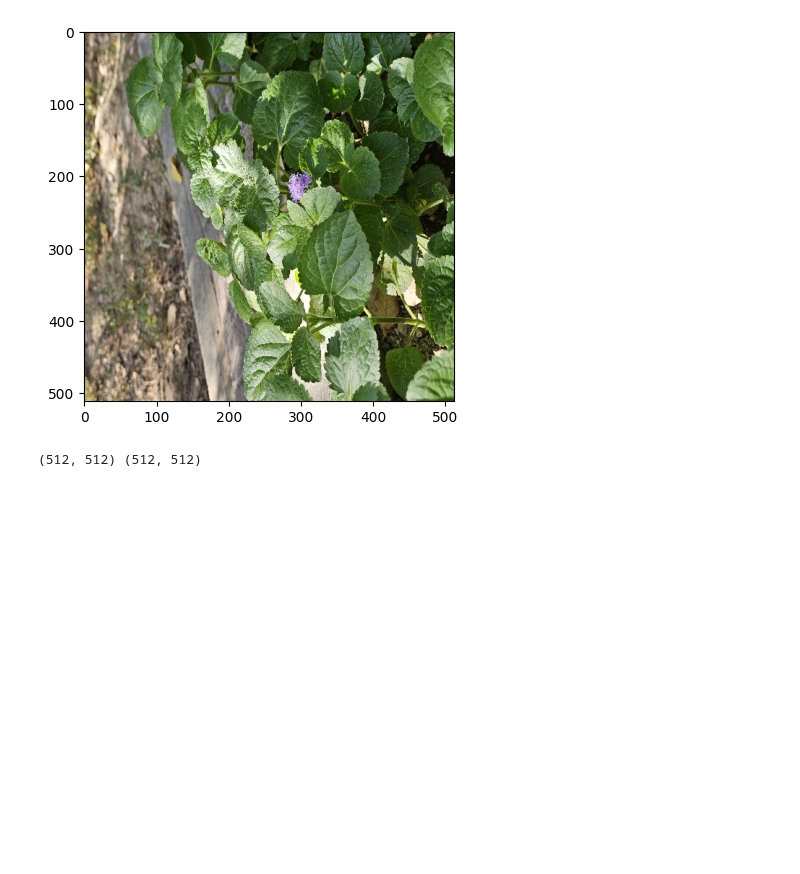
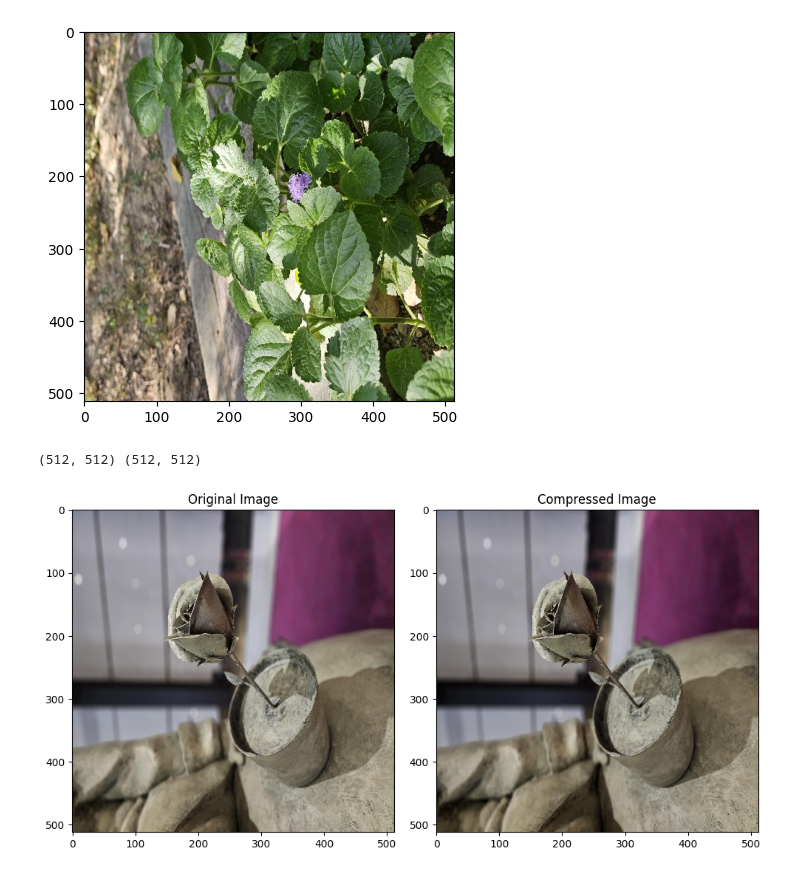
Before and after one commit to amirhossein-razlighi/PortSet, a Jupyter notebook: main.ipynb, the cells around one changed output. Drawn from its saved outputs; the diff is of its cells as text; code cells hidden in the pictures; blank space fills up the shorter version.

Commit message:
add compression scripts

```diff
--- a/main.ipynb
+++ b/main.ipynb
@@ -332,3 +332,56 @@ for folder in os.listdir("./Dataset/"):
         break
 # %% [output]
 (512, 512) (512, 512)
+# %%
+import numpy as np
+import matplotlib.pyplot as plt
+import pywt
+from PIL import Image
+
+# Load and preprocess the RGB image
+image_path = './Dataset/RealWorld/GT_Images/10.jpg'
+image = np.array(Image.open(image_path))
+
+# Choose a wavelet and its level for transformation
+wavelet = 'haar'
+level = 3
+
+# Split the RGB image into its three color channels
+red_channel = image[:,:,0]
+green_channel = image[:,:,1]
+blue_channel = image[:,:,2]
+
+# Perform wavelet transformation on each channel
+coeffs_r = pywt.wavedec2(red_channel, wavelet, level=level)
+coeffs_g = pywt.wavedec2(green_channel, wavelet, level=level)
+coeffs_b = pywt.wavedec2(blue_channel, wavelet, level=level)
+
+# Apply thresholding to compress the coefficients for each channel
+threshold = 50
+coeffs_thresholded_r = [pywt.threshold(c, threshold, mode='soft') if isinstance(c, np.ndarray) else c for c in coeffs_r]
+coeffs_thresholded_g = [pywt.threshold(c, threshold, mode='soft') if isinstance(c, np.ndarray) else c for c in coeffs_g]
+coeffs_thresholded_b = [pywt.threshold(c, threshold, mode='soft') if isinstance(c, np.ndarray) else c for c in coeffs_b]
+
+# Reconstruct the compressed channels
+reconstructed_r = pywt.waverec2(coeffs_thresholded_r, wavelet)
+reconstructed_g = pywt.waverec2(coeffs_thresholded_g, wavelet)
+reconstructed_b = pywt.waverec2(coeffs_thresholded_b, wavelet)
+
+# Stack the reconstructed channels to form the compressed RGB image
+compressed_image = np.stack((reconstructed_r, reconstructed_g, reconstructed_b), axis=-1)
+
+# Display the original and reconstructed images
+plt.figure(figsize=(10, 5))
+
+plt.subplot(1, 2, 1)
+plt.imshow(image)
+plt.title('Original Image')
+
+plt.subplot(1, 2, 2)
+plt.imshow(compressed_image.astype(np.uint32))
+plt.title('Compressed Image')
+
+plt.tight_layout()
+plt.show()
+# %% [output]
+[figure, added]
```
Also changed, not shown: 2 other files.
